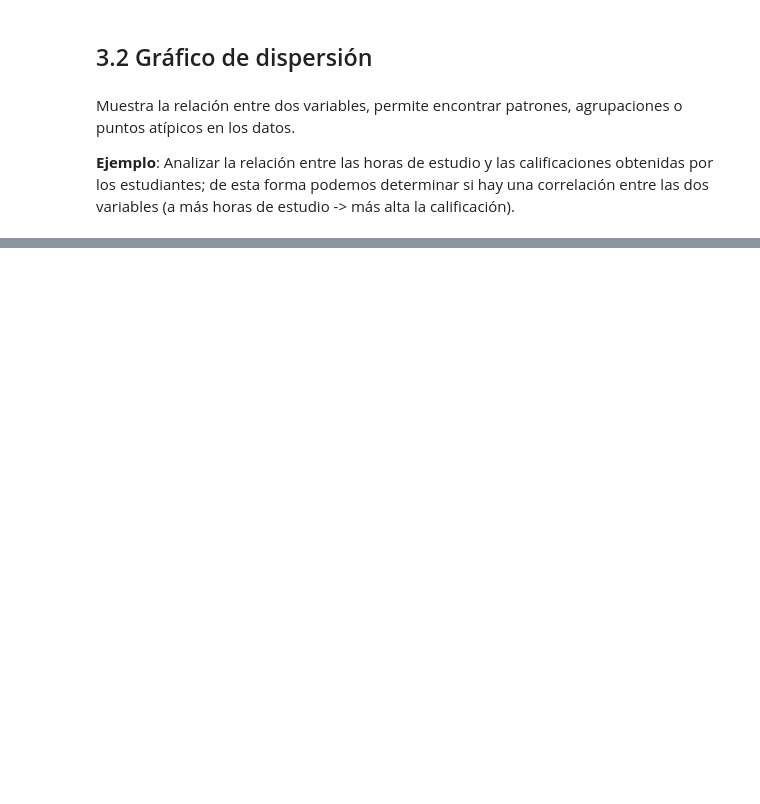
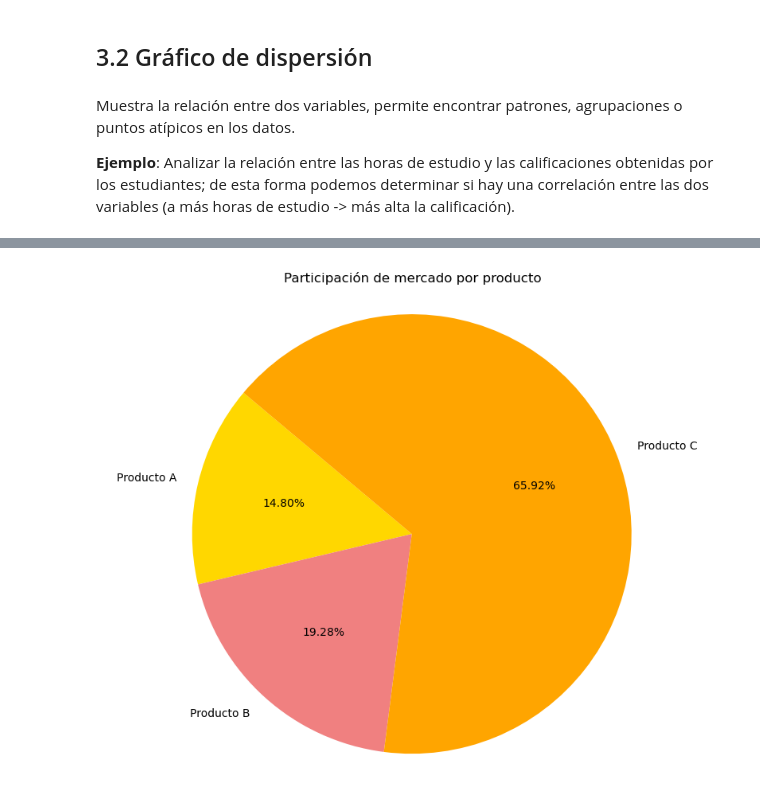
Before and after one commit to pahoalapizco/python_for_data_science, a Jupyter notebook: notebooks/3.0-numpy_pandas_da-matplotlib.ipynb, the cells around one changed output, grey strips where cells are left out. Drawn from its saved outputs; the diff is of its cells as text; code cells hidden in the pictures; blank space fills up the shorter version.

```diff
--- a/notebooks/3.0-numpy_pandas_da-matplotlib.ipynb
+++ b/notebooks/3.0-numpy_pandas_da-matplotlib.ipynb
@@ -64,0 +119,18 @@ plt.show()
+# %%
+# Datos
+products = ["Producto A","Producto B","Producto C"]
+market_share = np.random.randint(20, 150, 3)
+# %%
+plt.figure(figsize=(10,8))
+plt.pie(
+  x=market_share,
+  labels=products,
+  autopct="%1.2f%%",
+  startangle=140,
+  colors=["gold", "lightcoral", "orange"]
+)
+
+plt.title("Participación de mercado por producto")
+plt.axis("equal");
+# %% [output]
+[figure, added]
```
Also changed, not shown: parts of 8 cells of this notebook.
